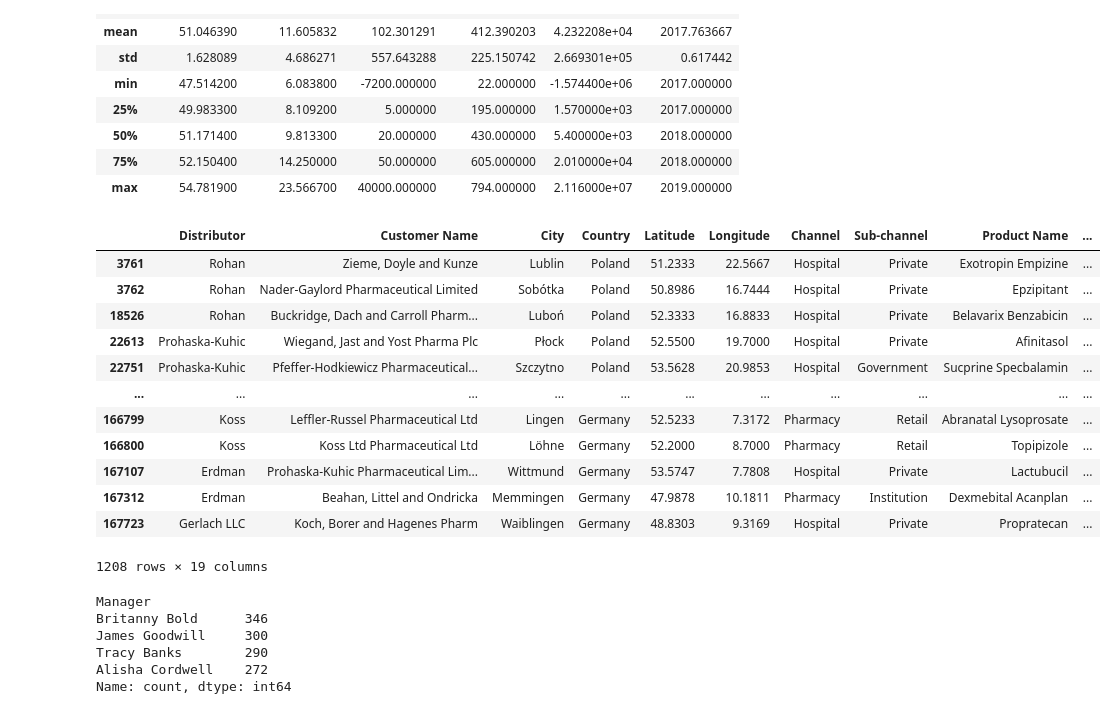
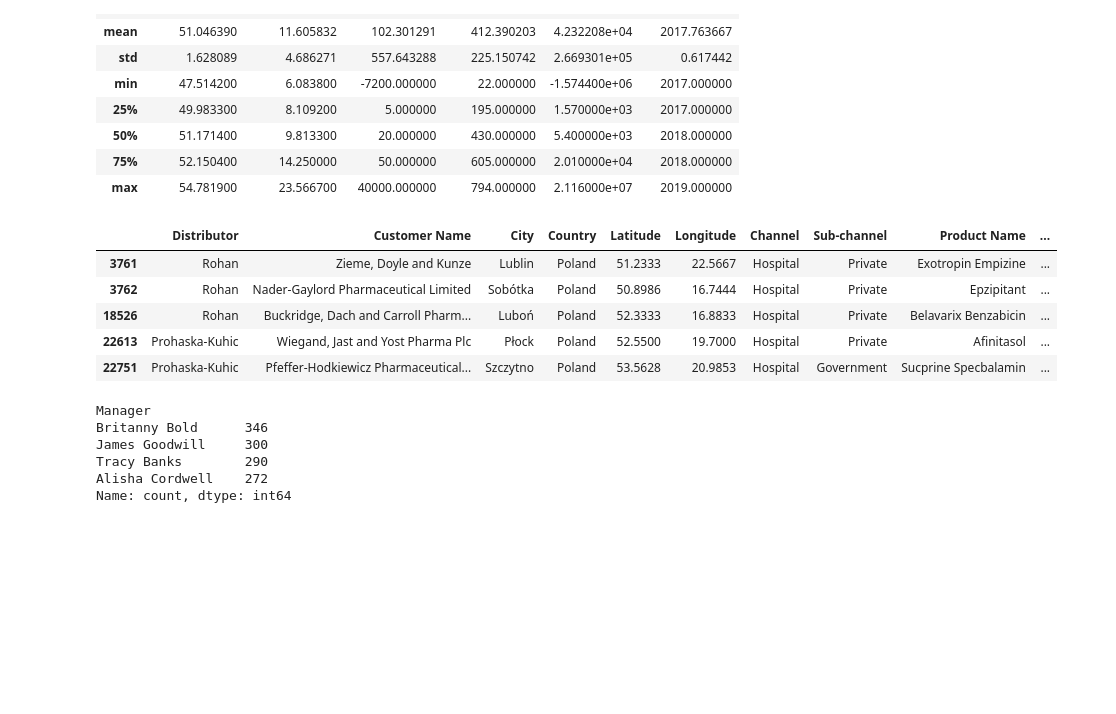
Before and after one commit to faizeraza/pharmaDE, a Jupyter notebook: pharmade/data-exploration.ipynb, the cells around one changed output. Cells and saved outputs as stored; diff of their text form; code cells hidden in the pictures; blank space fills up the shorter version.

```diff
--- a/pharmade/data-exploration.ipynb
+++ b/pharmade/data-exploration.ipynb
@@ -56,21 +59,14 @@ pharma_df.describe()
 pharma_df['calc_amount'] = pharma_df["Quantity"] * pharma_df["Price"]
 # %%
 # analyse -ve qty and sales
-pharma_df[pharma_df['Quantity'] < 0]
+pharma_df[pharma_df['Quantity'] < 0].head()
 # %% [output]
 |  | Distributor | Customer Name | City | Country | Latitude | Longitude | Channel | Sub-channel | Product Name | ... |
 | 3761 | Rohan | Zieme, Doyle and Kunze | Lublin | Poland | 51.2333 | 22.5667 | Hospital | Private | Exotropin Empizine | ... |
 | 3762 | Rohan | Nader-Gaylord Pharmaceutical Limited | Sobótka | Poland | 50.8986 | 16.7444 | Hospital | Private | Epzipitant | ... |
 | 18526 | Rohan | Buckridge, Dach and Carroll Pharm... | Luboń | Poland | 52.3333 | 16.8833 | Hospital | Private | Belavarix Benzabicin | ... |
 | 22613 | Prohaska-Kuhic | Wiegand, Jast and Yost Pharma Plc | Płock | Poland | 52.5500 | 19.7000 | Hospital | Private | Afinitasol | ... |
 | 22751 | Prohaska-Kuhic | Pfeffer-Hodkiewicz Pharmaceutical... | Szczytno | Poland | 53.5628 | 20.9853 | Hospital | Government | Sucprine Specbalamin | ... |
-| ... | ... | ... | ... | ... | ... | ... | ... | ... | ... | ... |
-| 166799 | Koss | Leffler-Russel Pharmaceutical Ltd | Lingen | Germany | 52.5233 | 7.3172 | Pharmacy | Retail | Abranatal Lysoprosate | ... |
-| 166800 | Koss | Koss Ltd Pharmaceutical Ltd | Löhne | Germany | 52.2000 | 8.7000 | Pharmacy | Retail | Topipizole | ... |
-| 167107 | Erdman | Prohaska-Kuhic Pharmaceutical Lim... | Wittmund | Germany | 53.5747 | 7.7808 | Hospital | Private | Lactubucil | ... |
-| 167312 | Erdman | Beahan, Littel and Ondricka | Memmingen | Germany | 47.9878 | 10.1811 | Pharmacy | Institution | Dexmebital Acanplan | ... |
-| 167723 | Gerlach LLC | Koch, Borer and Hagenes Pharm | Waiblingen | Germany | 48.8303 | 9.3169 | Hospital | Private | Propratecan | ... |
-1208 rows × 19 columns
 # %%
 # check managers with -ve qty and sales
 pharma_df[pharma_df['Quantity'] < 0]["Manager"].value_counts()
```
Also changed, not shown: parts of 17 cells of this notebook, 7 other files.
